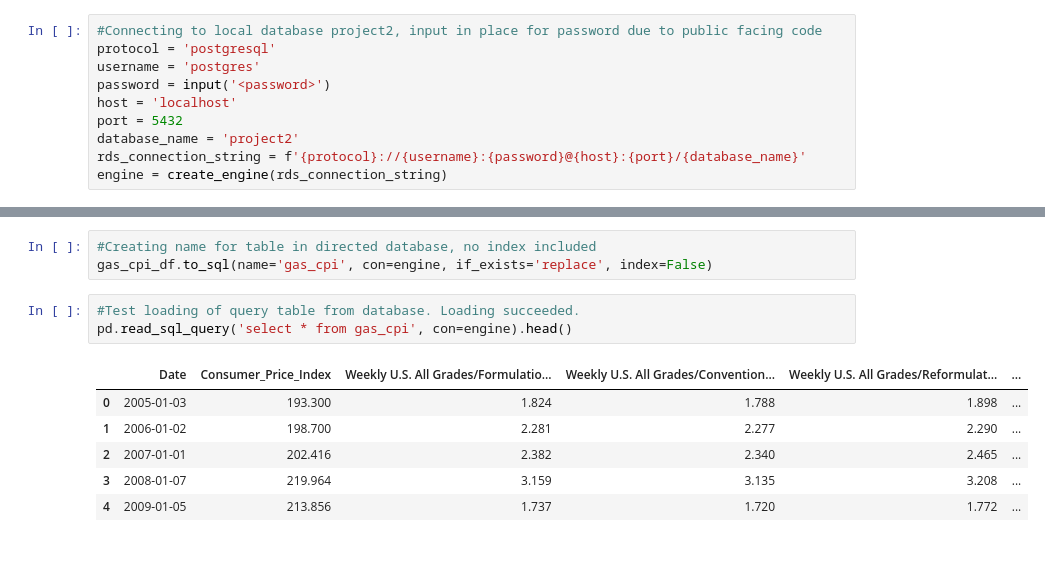
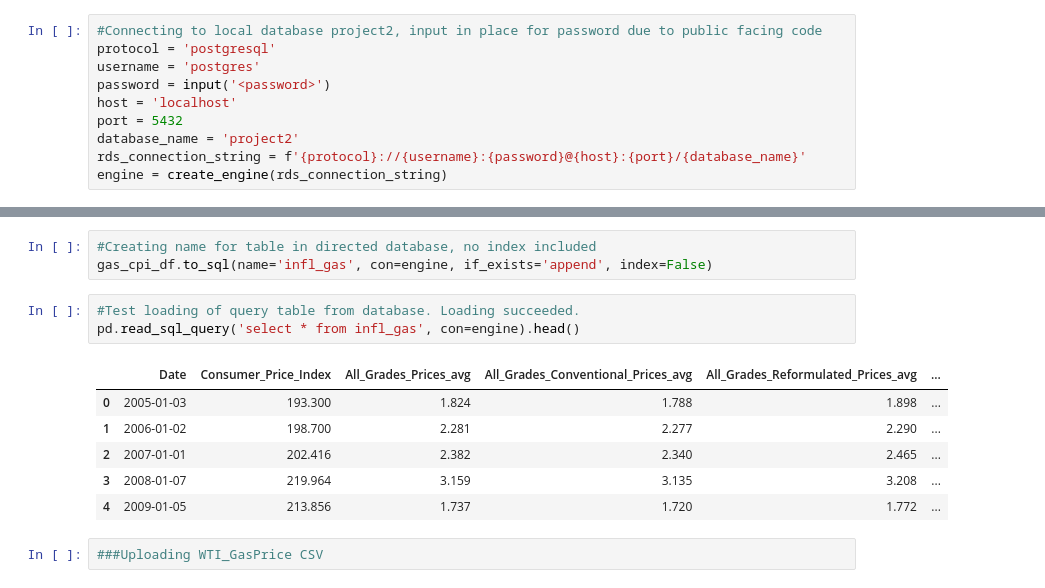
Before and after one commit to lamotteBootcamp/US_inflation_and_gasoline_pricing_SQL, a Jupyter notebook: infl_gas_db_sql.ipynb, the cells around one changed output, grey strips where cells are left out. Cells and saved outputs as stored; diff of their text form; blank space fills up the shorter version.

```diff
--- a/infl_gas_db_sql.ipynb
+++ b/infl_gas_db_sql.ipynb
@@ -31,13 +31,15 @@ engine.table_names()
 # %%
 #Creating name for table in directed database, no index included
-gas_cpi_df.to_sql(name='gas_cpi', con=engine, if_exists='replace', index=False)
+gas_cpi_df.to_sql(name='infl_gas', con=engine, if_exists='append', index=False)
 # %%
 #Test loading of query table from database. Loading succeeded.
-pd.read_sql_query('select * from gas_cpi', con=engine).head()
+pd.read_sql_query('select * from infl_gas', con=engine).head()
 # %% [output]
-|  | Date | Consumer_Price_Index | Weekly U.S. All Grades/Formulatio... | Weekly U.S. All Grades/Convention... | Weekly U.S. All Grades/Reformulat... | ... |
+|  | Date | Consumer_Price_Index | All_Grades_Prices_avg | All_Grades_Conventional_Prices_avg | All_Grades_Reformulated_Prices_avg | ... |
 | 0 | 2005-01-03 | 193.300 | 1.824 | 1.788 | 1.898 | ... |
 | 1 | 2006-01-02 | 198.700 | 2.281 | 2.277 | 2.290 | ... |
 | 2 | 2007-01-01 | 202.416 | 2.382 | 2.340 | 2.465 | ... |
 | 3 | 2008-01-07 | 219.964 | 3.159 | 3.135 | 3.208 | ... |
 | 4 | 2009-01-05 | 213.856 | 1.737 | 1.720 | 1.772 | ... |
+# %%
+###Uploading WTI_GasPrice CSV
```
Also changed, not shown: parts of 5 cells of this notebook, 13 other files.
